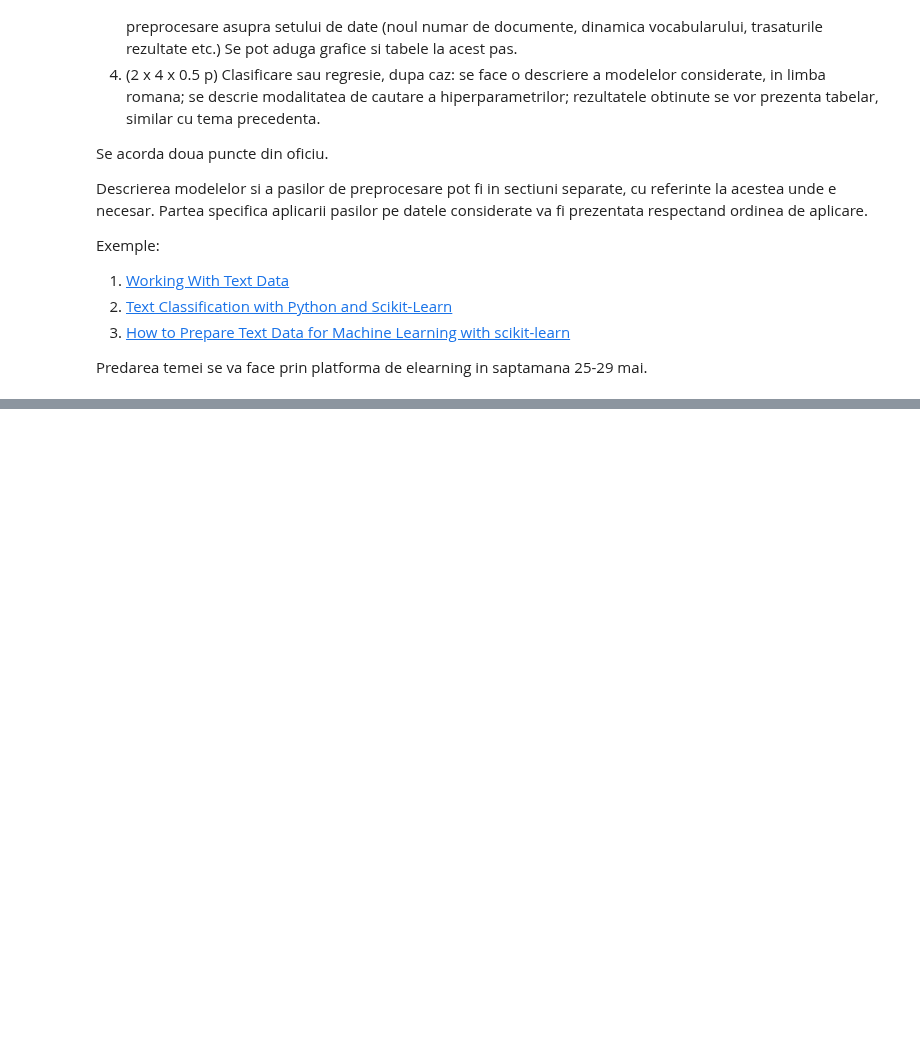
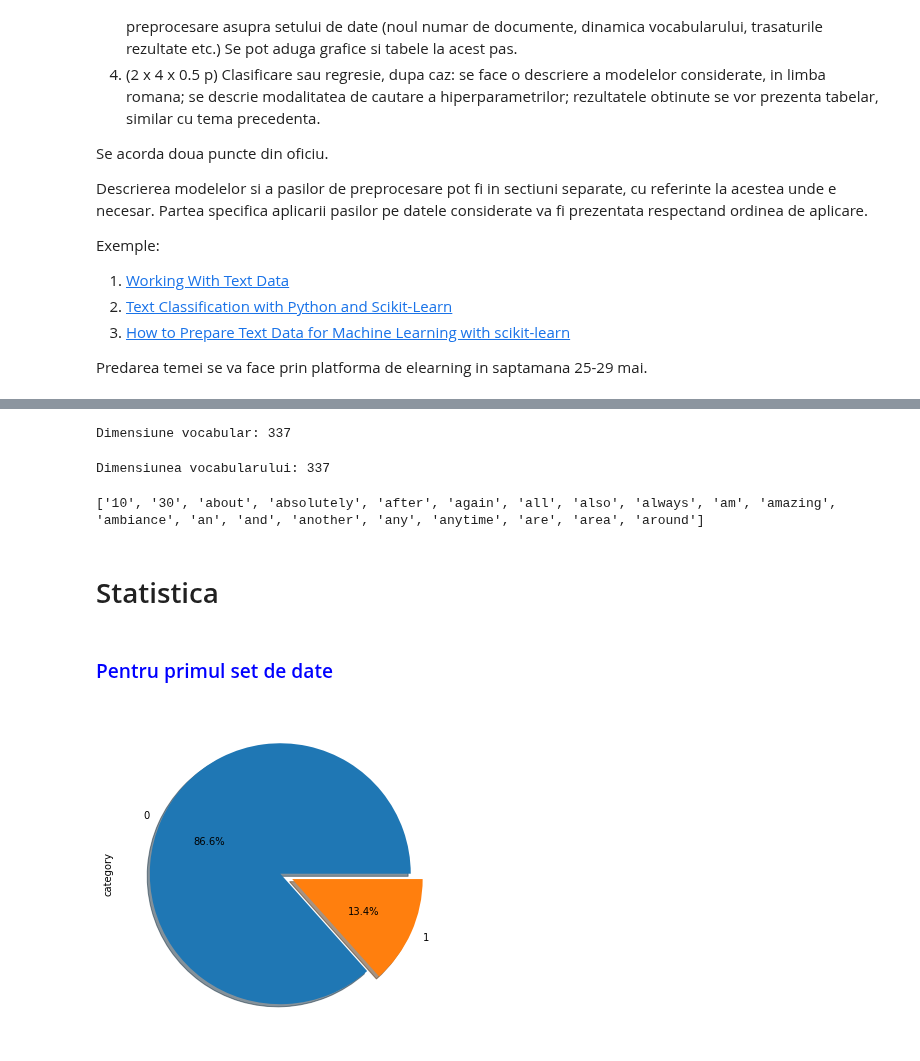
Before and after one commit to Bianca008/IDS_Lixandru_Pepene, a Jupyter notebook: Laborator11/Laborator11-Lixandru&Pepene.ipynb, the cells around one changed output, grey strips where cells are left out. Cells and saved outputs as stored; diff of their text form; code cells hidden in the pictures; blank space fills up the shorter version.

```diff
--- a/Laborator11/Laborator11-Lixandru&Pepene.ipynb
+++ b/Laborator11/Laborator11-Lixandru&Pepene.ipynb
@@ -40,0 +76,3 @@ Predarea temei se va face prin platforma de elearning in saptamana 25-29 mai.
+# %%
+dataset_sms = pd.read_csv("Data/smsspamcollection/SMSSpamCollection", sep = '\t', names = ["category", "message"])
+dataset_sms.head()
@@ -40,0 +86,4 @@ Predarea temei se va face prin platforma de elearning in saptamana 25-29 mai.
+# %%
+'''Transformam trasaturile de predictie din "ham" si "spam" in "0" si "1" '''
+dataset_sms = dataset_sms.replace(['ham', 'spam'], [0, 1])
+dataset_sms.head()
@@ -40,0 +310,24 @@ Predarea temei se va face prin platforma de elearning in saptamana 25-29 mai.
+# %%
+print(f'Dimensiune vocabular: {len(vect_sentiment.vocabulary_)}')
+# %% [output]
+Dimensiune vocabular: 337
+# %%
+#obtinerea vocabularului
+feature_names_sentiment = vect_sentiment.get_feature_names()
+print('Dimensiunea vocabularului:', len(feature_names_sentiment))
+# %% [output]
+Dimensiunea vocabularului: 337
+# %%
+print(feature_names_sentiment[:20])
+# %% [output]
+['10', '30', 'about', 'absolutely', 'after', 'again', 'all', 'also', 'always', 'am', 'amazing', 'ambiance', 'an', 'and', 'another', 'any', 'anytime', 'are', 'area', 'around']
+# %% [markdown]
+# Statistica
+# %% [markdown]
+### <font color="blue"> Pentru primul set de date
+# %%
+dataset_sms["category"].value_counts().plot(kind = 'pie', explode = [0, 0.1], figsize = (6, 6),
+                                            autopct = '%1.1f%%', shadow = True)
+plt.show()
+# %% [output]
+[figure, added]
```
Also changed, not shown: parts of 82 cells of this notebook.
